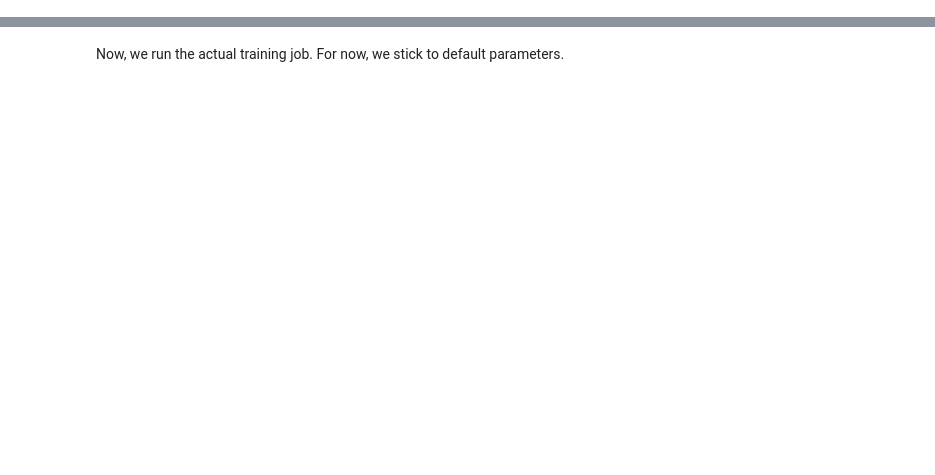
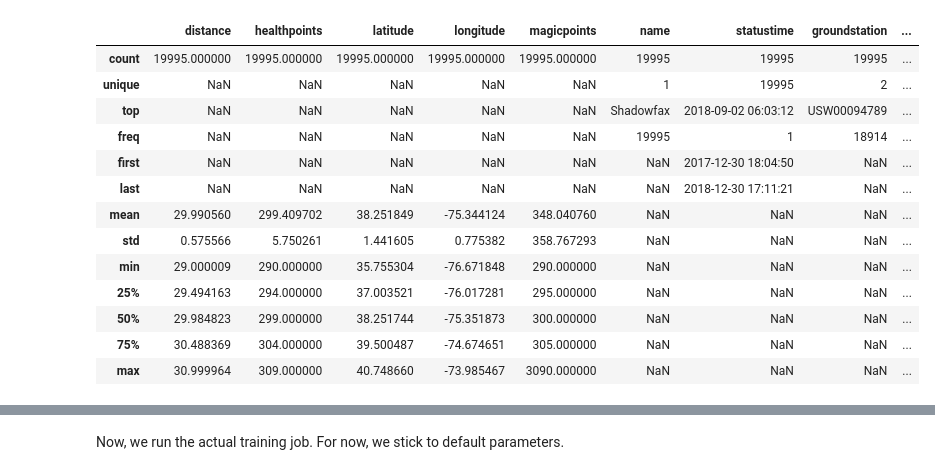
Before and after one commit to aws-samples/aws-serverless-workshops, a Jupyter notebook: MachineLearning/2_ModelBuilding/notebooks/linear_learner.ipynb, the cells around one changed output, grey strips where cells are left out. Cells and saved outputs as stored; diff of their text form; code cells hidden in the pictures; blank space fills up the shorter version.

Commit message:
redesigned notebook with Athena

```diff
--- a/MachineLearning/2_ModelBuilding/notebooks/linear_learner.ipynb
+++ b/MachineLearning/2_ModelBuilding/notebooks/linear_learner.ipynb
@@ -147,0 +68,32 @@ It is also possible to provide test data. This way we can get an evaluation of t
+# %%
+# create an external table based on the process ride telemetry data
+processed_table = "ridetelemetry"
+
+# drop the table if we're rerunning this cell
+pd.read_sql("DROP TABLE IF EXISTS %s.%s" % (athena_database, processed_table),conn)
+
+# create an external table based on the schema output from our data procressing module
+sql_stmt_create_tb = """
+CREATE EXTERNAL TABLE IF NOT EXISTS %s.%s (
+ distance double
+,healthpoints bigint
+,latitude double
+,longitude double
+,magicpoints bigint
+,name string
+,statustime string
+,groundstation string
+,heavy_utilization bigint
+)
+ROW FORMAT SERDE 'org.apache.hadoop.hive.serde2.lazy.LazySimpleSerDe'
+WITH SERDEPROPERTIES (
+"field.delim" = ","
+,"skip.header.line.count" = "1"
+)
+LOCATION 's3://%s/processed/'
+""" % (athena_database, processed_table, data_bucket)
+
+pd.read_sql(sql_stmt_create_tb, conn)
+
+# confirm that our new table exists
+pd.read_sql(("SHOW TABLES IN %s" % athena_database), conn)
@@ -147,0 +163,28 @@ It is also possible to provide test data. This way we can get an evaluation of t
+# %%
+# create a Python panda dataframe with our processed ride telemetry data
+df_telemetry = pd.read_sql("SELECT * FROM %s.%s" % (athena_database, processed_table), conn)
+
+# we need to describe the datetime format in order for our telemetry data to use
+# a datatime data type.  Let's update our 'statustime' field to a datetime data type.
+df_telemetry['statustime'] = pd.to_datetime(df_telemetry['statustime'], format='%Y-%m-%d %H:%M:%S.%f')
+
+# let's add a date field that doesn't have time so we can easily join to weather data later
+df_telemetry['year_date'] = pd.to_datetime(df_telemetry['statustime'].dt.strftime('%Y-%m-%d'))
+
+# here's the descriptive summary of the telemetry dataframe
+df_telemetry.describe(include='all')
+# %% [output]
+|  | distance | healthpoints | latitude | longitude | magicpoints | name | statustime | groundstation | ... |
+| count | 19995.000000 | 19995.000000 | 19995.000000 | 19995.000000 | 19995.000000 | 19995 | 19995 | 19995 | ... |
+| unique | NaN | NaN | NaN | NaN | NaN | 1 | 19995 | 2 | ... |
+| top | NaN | NaN | NaN | NaN | NaN | Shadowfax | 2018-09-02 06:03:12 | USW00094789 | ... |
+| freq | NaN | NaN | NaN | NaN | NaN | 19995 | 1 | 18914 | ... |
+| first | NaN | NaN | NaN | NaN | NaN | NaN | 2017-12-30 18:04:50 | NaN | ... |
+| last | NaN | NaN | NaN | NaN | NaN | NaN | 2018-12-30 17:11:21 | NaN | ... |
+| mean | 29.990560 | 299.409702 | 38.251849 | -75.344124 | 348.040760 | NaN | NaN | NaN | ... |
+| std | 0.575566 | 5.750261 | 1.441605 | 0.775382 | 358.767293 | NaN | NaN | NaN | ... |
+| min | 29.000009 | 290.000000 | 35.755304 | -76.671848 | 290.000000 | NaN | NaN | NaN | ... |
+| 25% | 29.494163 | 294.000000 | 37.003521 | -76.017281 | 295.000000 | NaN | NaN | NaN | ... |
+| 50% | 29.984823 | 299.000000 | 38.251744 | -75.351873 | 300.000000 | NaN | NaN | NaN | ... |
+| 75% | 30.488369 | 304.000000 | 39.500487 | -74.674651 | 305.000000 | NaN | NaN | NaN | ... |
+| max | 30.999964 | 309.000000 | 40.748660 | -73.985467 | 3090.000000 | NaN | NaN | NaN | ... |
```
Also changed, not shown: parts of 46 cells of this notebook.
